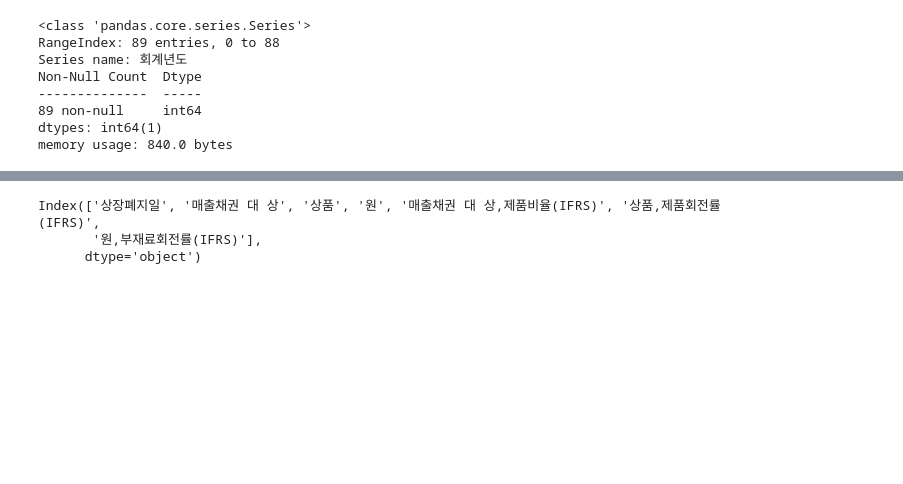
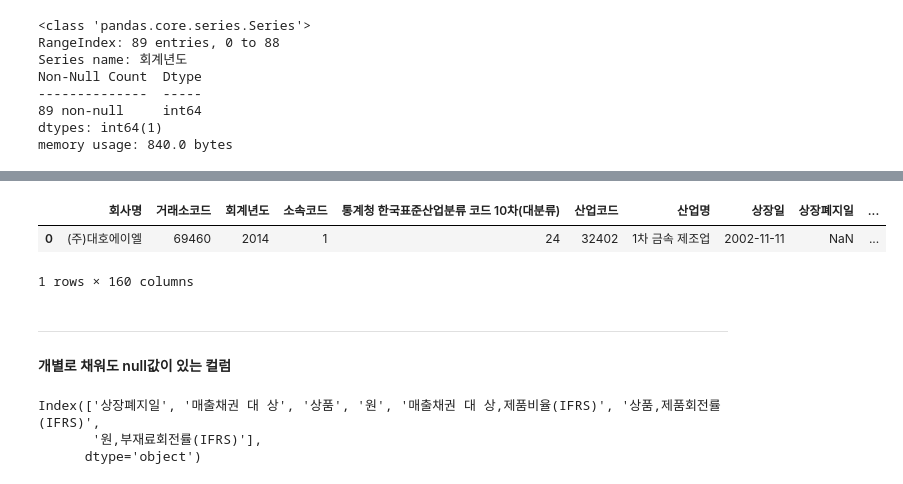
Before and after one commit to po5412409/Accounting-Fraud, a Jupyter notebook: 02.데이터전처리/재무비율전처리.ipynb, the cells around one changed output, grey strips where cells are left out. Cells and saved outputs as stored; diff of their text form; code cells hidden in the pictures; blank space fills up the shorter version.

```diff
--- a/02.데이터전처리/재무비율전처리.ipynb
+++ b/02.데이터전처리/재무비율전처리.ipynb
@@ -133,3 +140,12 @@ check['label'] = label_column
+# %%
+check.head(1)
+# %% [output]
+|  | 회사명 | 거래소코드 | 회계년도 | 소속코드 | 통계청 한국표준산업분류 코드 10차(대분류) | 산업코드 | 산업명 | 상장일 | 상장폐지일 | ... |
+| 0 | (주)대호에이엘 | 69460 | 2014 | 1 | 24 | 32402 | 1차 금속 제조업 | 2002-11-11 | NaN | ... |
+1 rows × 160 columns
 # %%
 # check.to_csv('재무비율_개별로대체.csv',index=False,encoding='UTF-8-sig')
+# %% [markdown]
+---
+#### 개별로 채워도 null값이 있는 컬럼
 # %%
```
Also changed, not shown: parts of 36 cells of this notebook, 10 other files.
